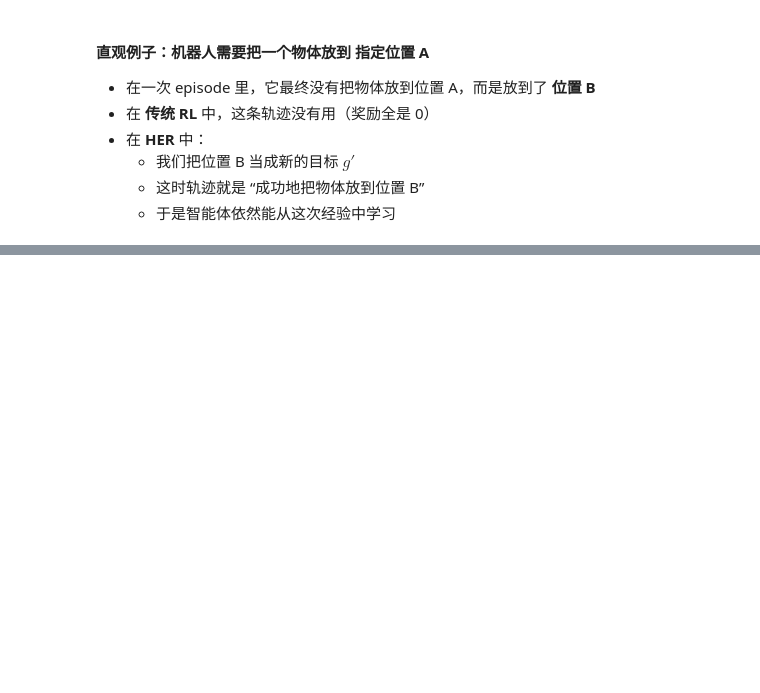
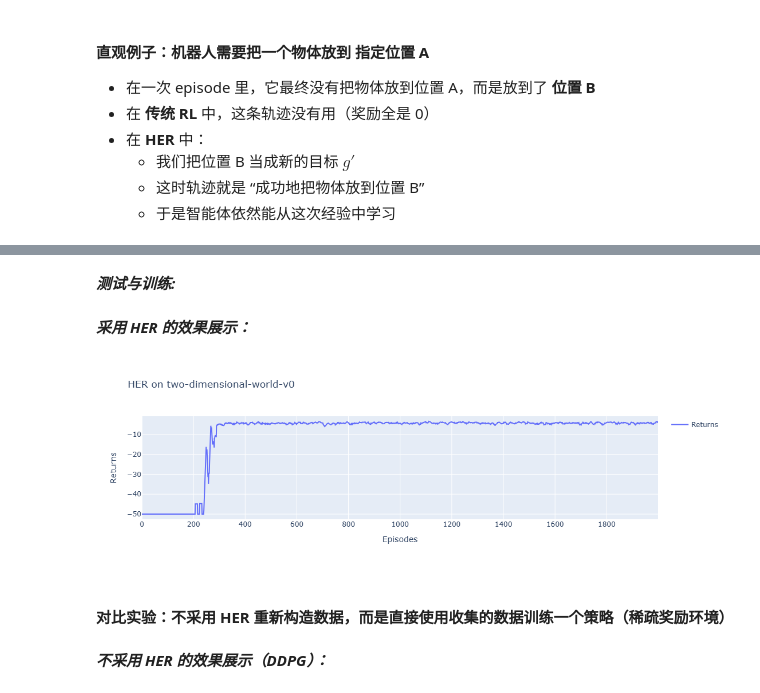
Before and after one commit to S444H/SH-RL-notes, a Jupyter notebook: RL_Advanced_Algorithms/22.目标导向的强化学习GoRL.ipynb, the cells around one changed output, grey strips where cells are left out. Cells and saved outputs as stored; diff of their text form; code cells hidden in the pictures; blank space fills up the shorter version.

```diff
--- a/RL_Advanced_Algorithms/22.目标导向的强化学习GoRL.ipynb
+++ b/RL_Advanced_Algorithms/22.目标导向的强化学习GoRL.ipynb
@@ -84,0 +337,2 @@ $$\mathbb{E}_{(s_0,g)\sim\nu_0}\left[V^\pi\left(s_0,g\right)\right]$$
+# %% [markdown]
+***测试与训练:***
@@ -84,0 +368,2 @@ $$\mathbb{E}_{(s_0,g)\sim\nu_0}\left[V^\pi\left(s_0,g\right)\right]$$
+# %% [markdown]
+***采用 HER 的效果展示：***
@@ -84,0 +378,17 @@ $$\mathbb{E}_{(s_0,g)\sim\nu_0}\left[V^\pi\left(s_0,g\right)\right]$$
+# %%
+import plotly.graph_objects as go
+import pandas as pd
+df = pd.read_csv('HER_two-dimensional-world-v0_mv_returns_data.csv')  # 从 CSV 文件中读取数据
+fig = go.Figure()
+fig.add_trace(go.Scatter(x=df['Episodes'], y=df['Returns'], mode='lines', name='Returns'))
+fig.update_layout(
+    title='HER on two-dimensional-world-v0',
+    xaxis_title='Episodes',
+    yaxis_title='Returns',
+    showlegend=True
+)
+fig.show()
+# %% [output]
+[figure, added]
+# %% [markdown]
+#### 对比实验：不采用 HER 重新构造数据，而是直接使用收集的数据训练一个策略（稀疏奖励环境）
@@ -84,0 +435,2 @@ $$\mathbb{E}_{(s_0,g)\sim\nu_0}\left[V^\pi\left(s_0,g\right)\right]$$
+# %% [markdown]
+***不采用 HER 的效果展示（DDPG）：***
```
Also changed, not shown: parts of 25 cells of this notebook.
